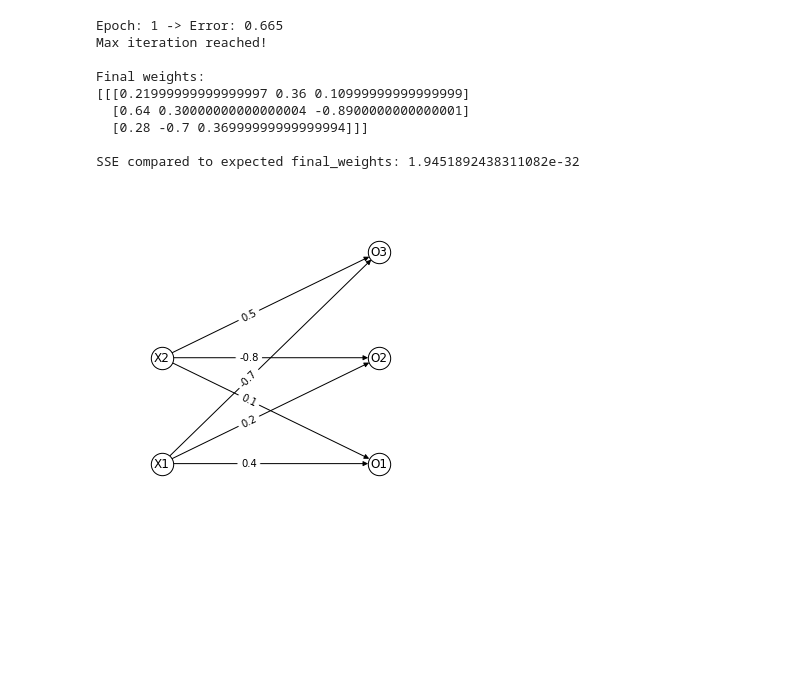
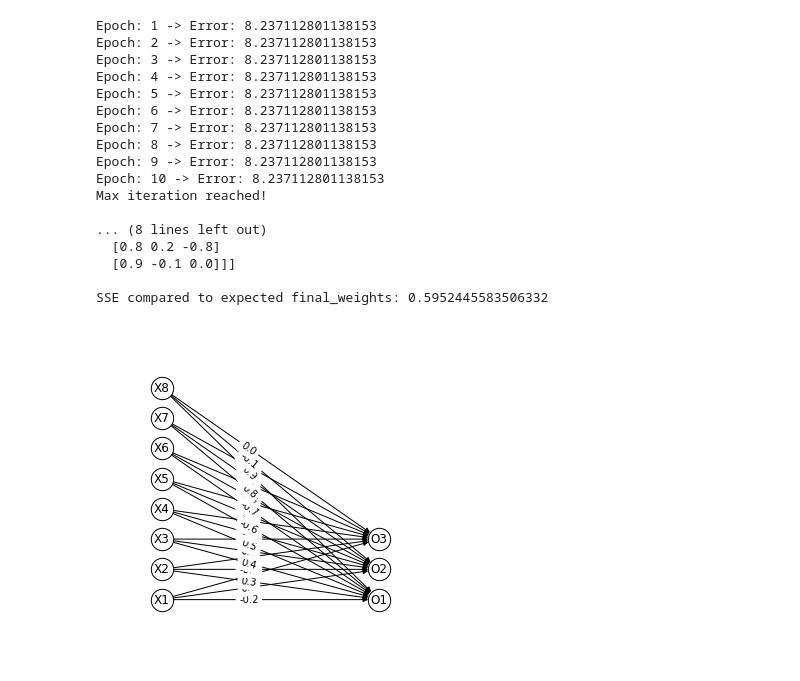
Before and after one commit to goodgirlwannabe/mobelejen, a Jupyter notebook: Bagian B/neuralNetwork.ipynb, the cells around one changed output. Drawn from its saved outputs; the diff is of its cells as text; code cells hidden in the pictures; blank space fills up the shorter version.

```diff
--- a/Bagian B/neuralNetwork.ipynb
+++ b/Bagian B/neuralNetwork.ipynb
@@ -34,9 +34,20 @@ class Neuron:
             "linear": lambda self: self.net,
             "relu": lambda self: max(0, self.net),
             "sigmoid": lambda self: 1 / (1 + math.exp(-self.net)),
-            "softmax": lambda self: self.softmax()
         }
-        self.value = activation_functions[self.layer.activ_fun](self)
+        if self.layer.activ_fun == 'softmax':
+            try:
+                layerNeurons: list = self.layer.neurons
+                expSum: float = 0.0
+
+                for neuron in layerNeurons:
+                    expSum += math.exp(neuron.net)
+
+                self.value = math.exp(self.net) / expSum
+            except Exception as e:
+                self.value = 0.0
+        else:
+            self.value = activation_functions[self.layer.activ_fun](self)
 
     def softmax(self):
         try:
@@ -99,7 +110,7 @@ class NeuralNetwork:
 
     def forwardpropagation(self, input_data: list[float]):
         for i in range(len(input_data)):
-            neuron: Neuron = self.layers[0].neurons[i]
+            neuron = self.layers[0].neurons[i]
             neuron.value = input_data[i]
 
         for i, layer in enumerate(self.layers):
@@ -391,31 +402,39 @@ class Graph:
     def show(self):
         plt.show()
 # %%
-json_file = "Model/linear.json"
+json_file = "Model/softmax.json"
 with open (json_file, "r") as file:
     data = json.load(file)
 
 learningParameter = data["case"]["learning_parameters"]
 model = data["case"]["model"]
 input = data["case"]["input"]
 initialWeights = data["case"]["initial_weights"]
 target = data["case"]["target"]
 
 nn = NeuralNetwork(data, model, input, initialWeights, target, learningParameter)
 graph = Graph(nn.layers)
 graph.draw()
 nn.train()
 nn.show_weights()
 nn.save("Model/save.json")
 graph.show()
 # %% [output]
-Epoch: 1 -> Error: 0.665
+Epoch: 1 -> Error: 8.237112801138153
+Epoch: 2 -> Error: 8.237112801138153
+Epoch: 3 -> Error: 8.237112801138153
+Epoch: 4 -> Error: 8.237112801138153
+Epoch: 5 -> Error: 8.237112801138153
+Epoch: 6 -> Error: 8.237112801138153
+Epoch: 7 -> Error: 8.237112801138153
+Epoch: 8 -> Error: 8.237112801138153
+Epoch: 9 -> Error: 8.237112801138153
+Epoch: 10 -> Error: 8.237112801138153
 Max iteration reached!
 
-Final weights:
-[[[0.21999999999999997 0.36 0.10999999999999999]
-  [0.64 0.30000000000000004 -0.8900000000000001]
-  [0.28 -0.7 0.36999999999999994]]]
+... (8 lines left out)
+  [0.8 0.2 -0.8]
+  [0.9 -0.1 0.0]]]
 
-SSE compared to expected final_weights: 1.9451892438311082e-32
+SSE compared to expected final_weights: 0.5952445583506332
-[figure, old version]
+[figure, new version]
```
Also changed, not shown: parts of 9 cells of this notebook.
